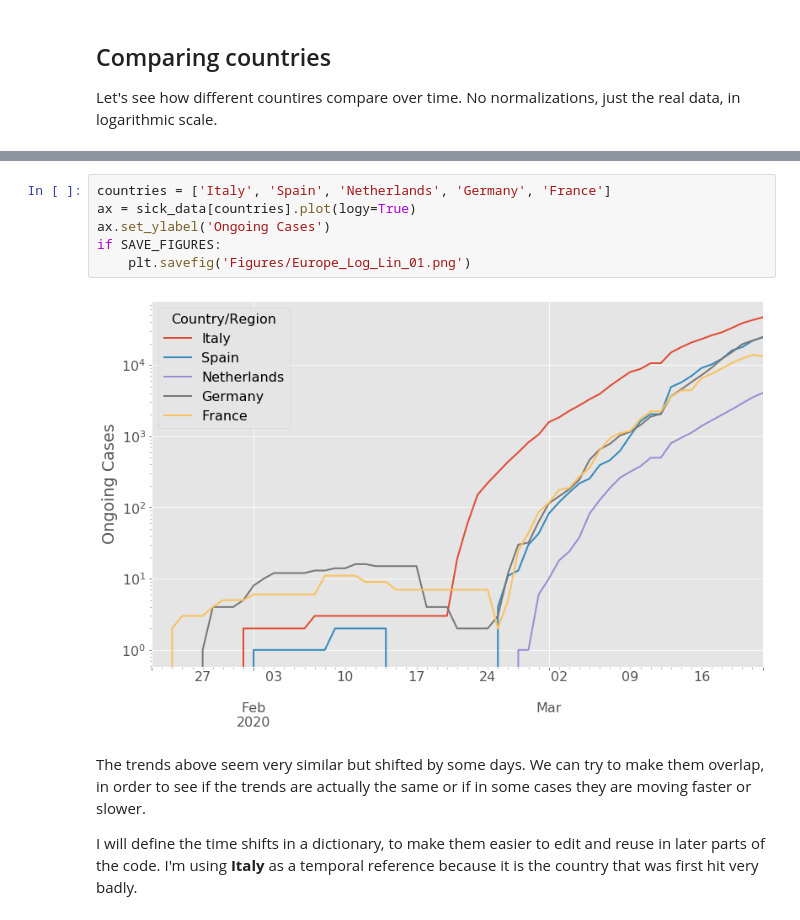
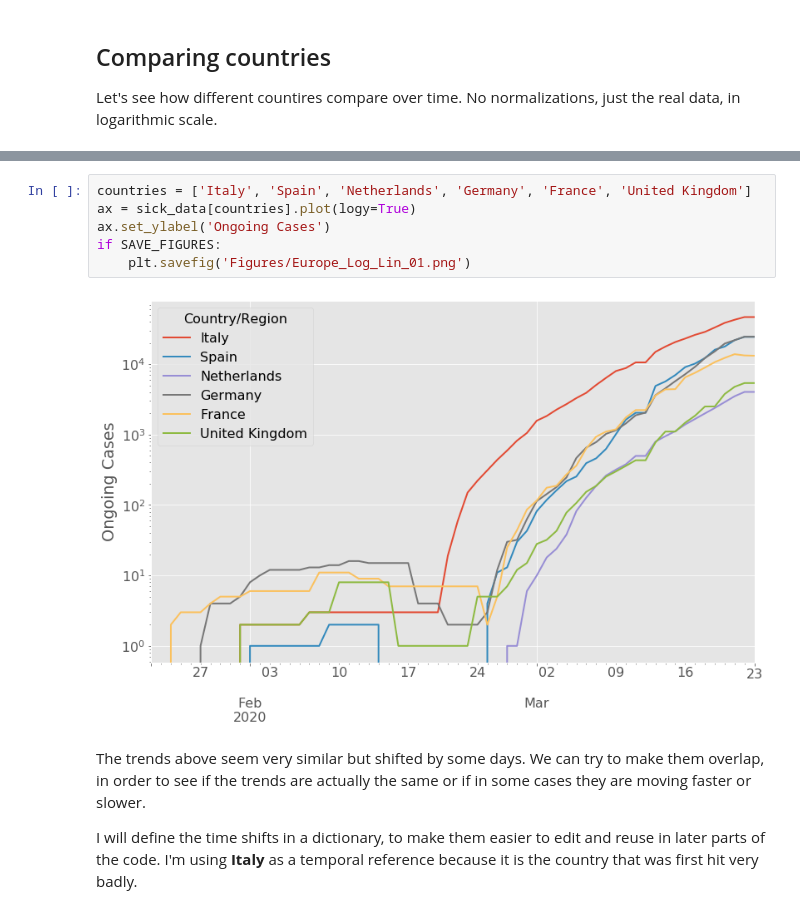
Before and after one commit to aquilesC/Covid-19-Jupyter-Notebook, a Jupyter notebook: Covid_Time_Series.ipynb, the cells around one changed output, grey strips where cells are left out. Saved outputs shown, nothing was run; the diff lists cells and outputs as text.

Commit message:
Uncluded UK to the plots. Last update with these files. No new information on recoveries

```diff
--- a/Covid_Time_Series.ipynb
+++ b/Covid_Time_Series.ipynb
@@ -104,11 +104,11 @@ if SAVE_FIGURES:
 # %%
-countries = ['Italy', 'Spain', 'Netherlands', 'Germany', 'France']
+countries = ['Italy', 'Spain', 'Netherlands', 'Germany', 'France', 'United Kingdom']
 ax = sick_data[countries].plot(logy=True)
 ax.set_ylabel('Ongoing Cases')
 if SAVE_FIGURES:
     plt.savefig('Figures/Europe_Log_Lin_01.png')
 # %% [output]
-[figure, old version]
+[figure, new version]
 # %% [markdown]
 The trends above seem very similar but shifted by some days. We can try to make them overlap, in order to see if the trends are actually the same or if in some cases they are moving faster or slower.
 
```
Also changed, not shown: parts of 13 cells of this notebook, 12 other files.
